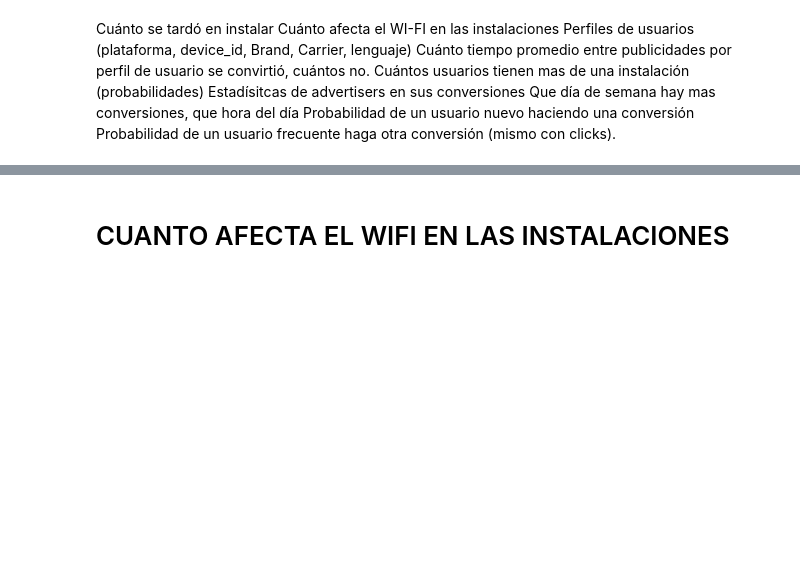
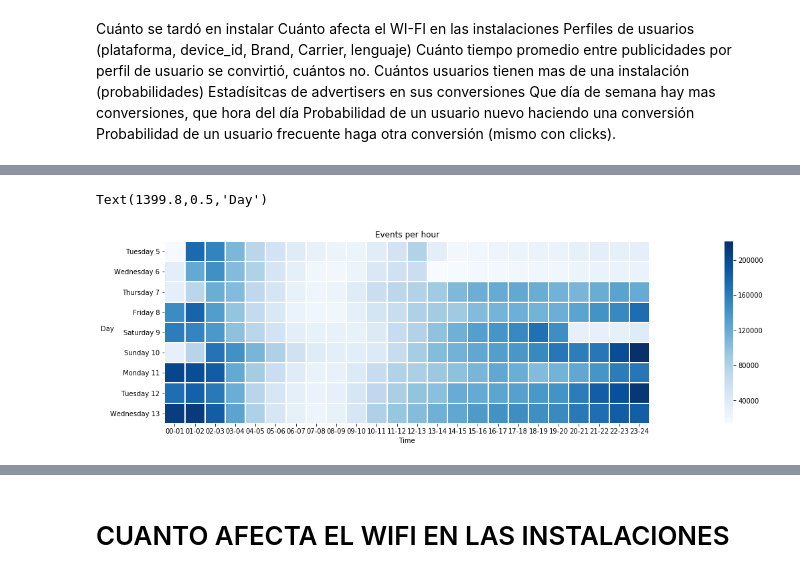
Before and after one commit to bebetosaba/7506-datos-1C2019, a Jupyter notebook: TP1/analisis.ipynb, the cells around one changed output, grey strips where cells are left out. Saved outputs shown, nothing was run; the diff lists cells and outputs as text; code cells hidden in the pictures; blank space fills up the shorter version.

```diff
--- a/TP1/analisis.ipynb
+++ b/TP1/analisis.ipynb
@@ -67,0 +127,10 @@ Probabilidad de un usuario frecuente haga otra conversión (mismo con clicks).
+# %%
+#FRANJA HORARIA CON MAYOR CANTIDAD DE SUBASTAS
+auctionsDF['date'] = pd.to_datetime(auctionsDF['date'])
+auctionsDF['hora'] = auctionsDF['date'].apply(lambda x: ('%02d-%02d' % (x.hour, (x.hour+1))))
+auctionsDF['dia'] = auctionsDF['date'].apply(lambda x: x.day_name()+' '+str(x.day))
+pivot_auctions = auctionsDF.groupby(['dia','hora']).size().reset_index()
+pivot_auctions.columns = ['dia','hora', 'count']
+pivot_auctions = pivot_auctions.pivot_table(index='hora', columns='dia', values='count',aggfunc='sum', fill_value=0, dropna=False)
+pivot_auctions = pivot_auctions[['Tuesday 5', 'Wednesday 6', 'Thursday 7', 'Friday 8', 'Saturday 9', 'Sunday 10', 'Monday 11', 'Tuesday 12', 'Wednesday 13']]
+display(pivot_auctions)
@@ -67,0 +233,12 @@ Probabilidad de un usuario frecuente haga otra conversión (mismo con clicks).
+# %%
+#EVENTS PER HOUR HEAT MAP
+plt.figure(figsize = (40,5))
+plt.title('Events per hour')
+xticks4 = list
+sns.heatmap(pivot_auctions.T, square = True, linewidth=1, cmap = 'Blues', xticklabels=xticks4)
+plt.xticks(rotation = 0)
+plt.xlabel('Time')
+plt.ylabel('Day', rotation=0)
+# %% [output]
+Text(1399.8,0.5,'Day')
+[figure, added]
```
Also changed, not shown: parts of 64 cells of this notebook.
